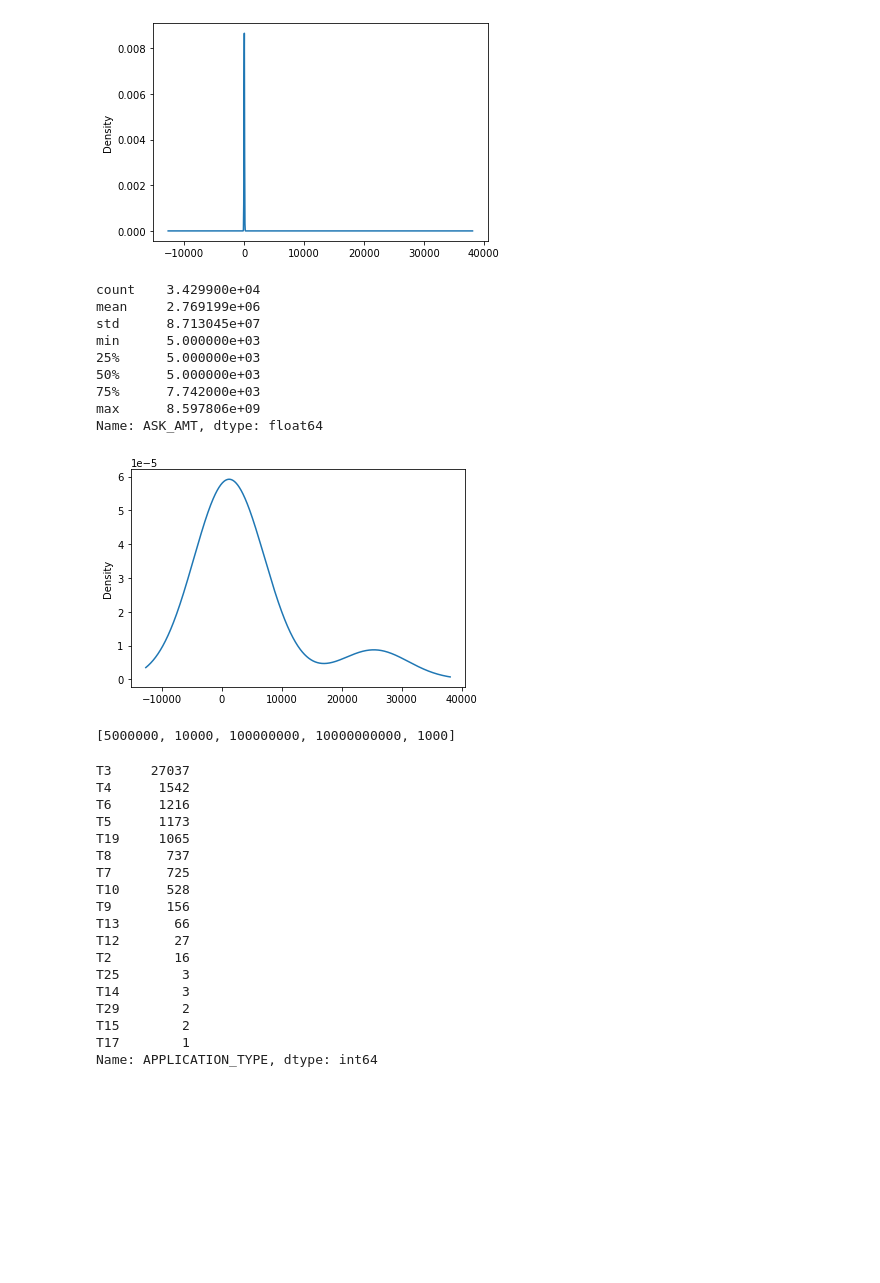
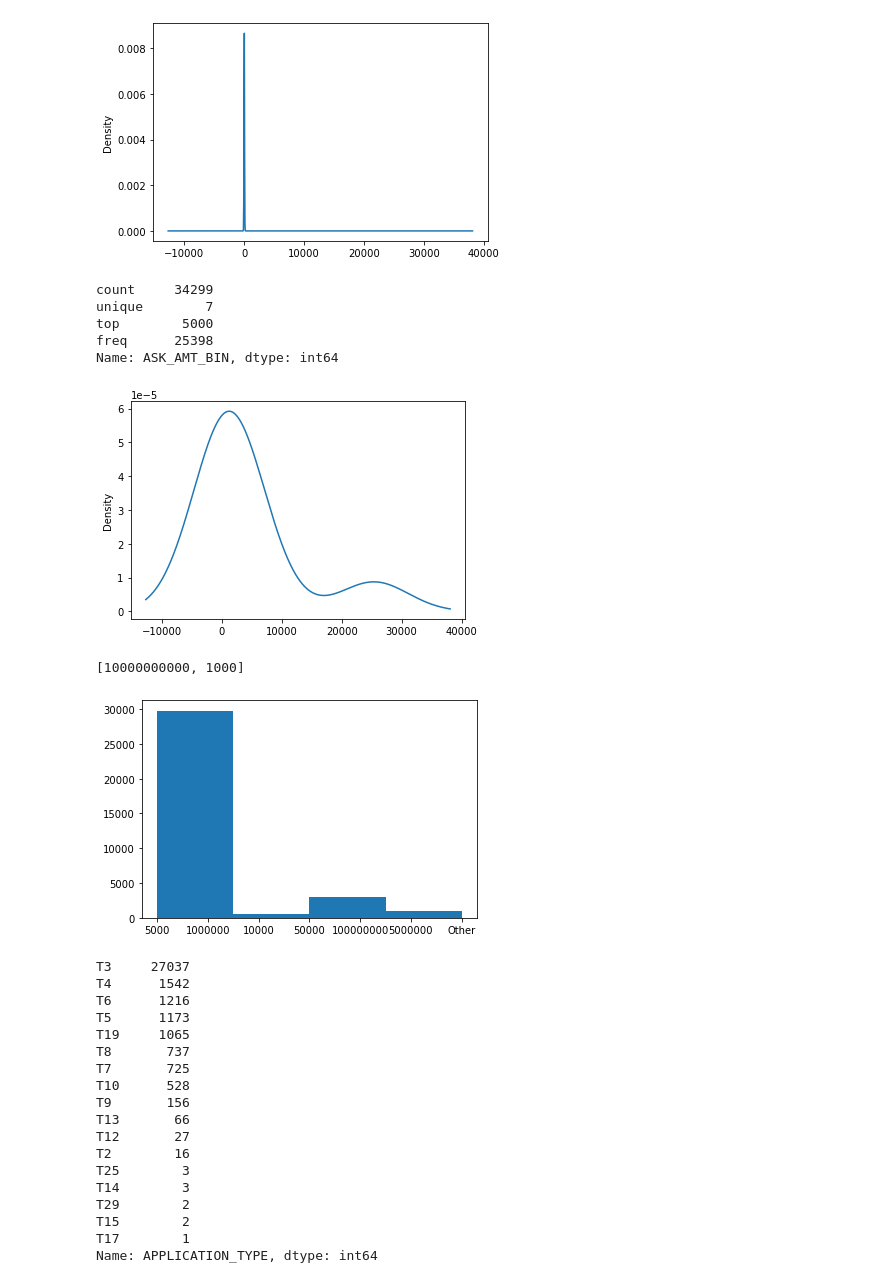
Before and after one commit to agmeadows/Neural_Network_Charity_Analysis, a Jupyter notebook: AlphabetSoupCharity_Optimization.ipynb, the cells around one changed output. Saved outputs shown, nothing was run; the diff lists cells and outputs as text; code cells hidden in the pictures; blank space fills up the shorter version.

```diff
--- a/AlphabetSoupCharity_Optimization.ipynb
+++ b/AlphabetSoupCharity_Optimization.ipynb
@@ -62,18 +62,6 @@ application_df["ASK_AMT"].value_counts().plot.density()
 # %% [output]
 <AxesSubplot:ylabel='Density'>
 [figure]
-# %%
-application_df['ASK_AMT'].describe()
-# %% [output]
-count    3.429900e+04
-mean     2.769199e+06
-std      8.713045e+07
-min      5.000000e+03
-25%      5.000000e+03
-50%      5.000000e+03
-75%      7.742000e+03
-max      8.597806e+09
-Name: ASK_AMT, dtype: float64
 # %%
 cut_labels = [1000, 5000, 10000, 50000, 1000000, 5000000, 100000000, 10000000000]
 cut_bins = [0, 1000, 5000, 10000, 50000, 1000000, 5000000, 100000000, 10000000000]
@@ -81,21 +69,36 @@ application_df['ASK_AMT_BIN'] = pd.cut(application_df['ASK_AMT'], bins=cut_bins,
 application_df = application_df.drop(["ASK_AMT"], axis=1)
 application_df["ASK_AMT_BIN"].value_counts().plot.density()
 amount_counts = application_df["ASK_AMT_BIN"].value_counts()
+application_df['ASK_AMT_BIN'].describe()
 # %% [output]
+count     34299
+unique        7
+top        5000
+freq      25398
+Name: ASK_AMT_BIN, dtype: int64
 [figure]
 # %%
-replace_amount = list(amount_counts[amount_counts < 1000].index)
+replace_amount = list(amount_counts[amount_counts < 500].index)
 replace_amount
 # %% [output]
-[5000000, 10000, 100000000, 10000000000, 1000]
+[10000000000, 1000]
 # %%
 # Replace in dataframe
 for amt in replace_amount:
     application_df.ASK_AMT_BIN = application_df.ASK_AMT_BIN.replace(amt,"Other")
 
 # Check to make sure binning was successful
 application_df.ASK_AMT_BIN.value_counts()
+
+# Set data types
 application_df.ASK_AMT_BIN = application_df.ASK_AMT_BIN.astype(str)
+application_df.IS_SUCCESSFUL = application_df.IS_SUCCESSFUL.astype(str)
+
+import matplotlib.pyplot as plt
+plt.hist(application_df["ASK_AMT_BIN"], bins=4)
+plt.show()
+# %% [output]
+[figure, added]
 # %%
 # Look at APPLICATION_TYPE value counts for binning
 print(application_df["APPLICATION_TYPE"].value_counts())
```
Also changed, not shown: parts of 8 cells of this notebook, 7 other files.
